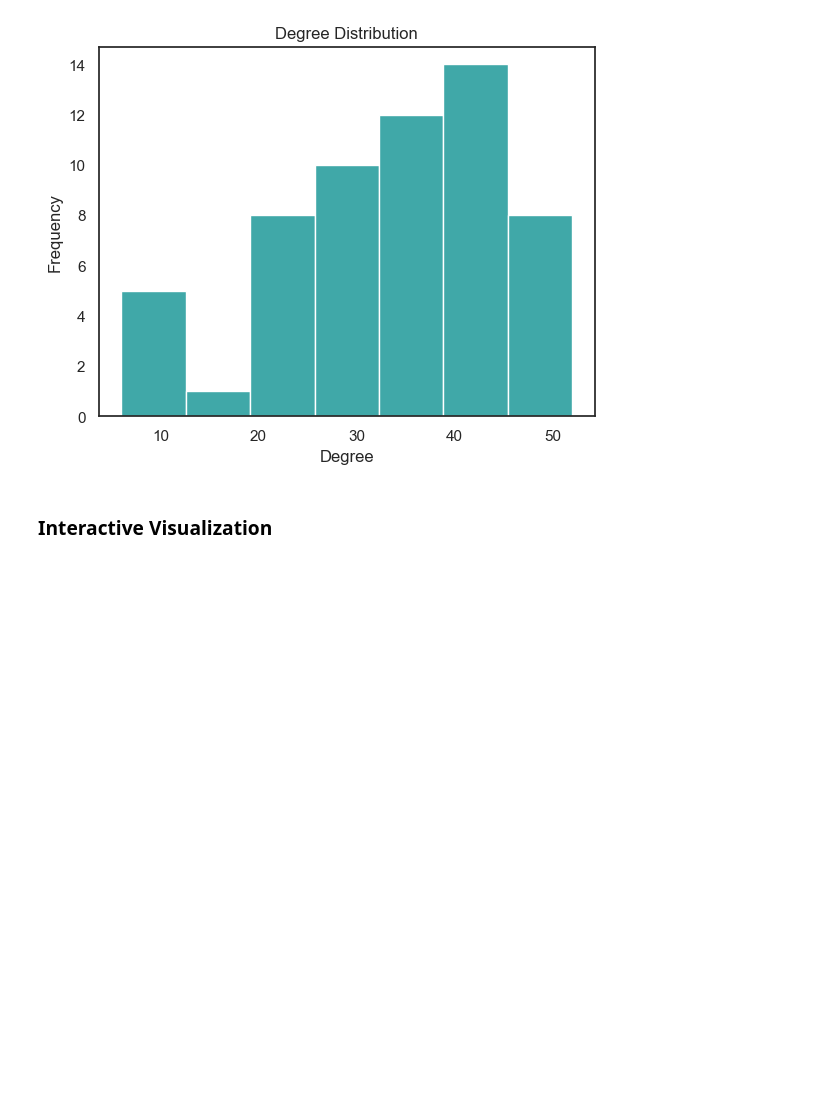
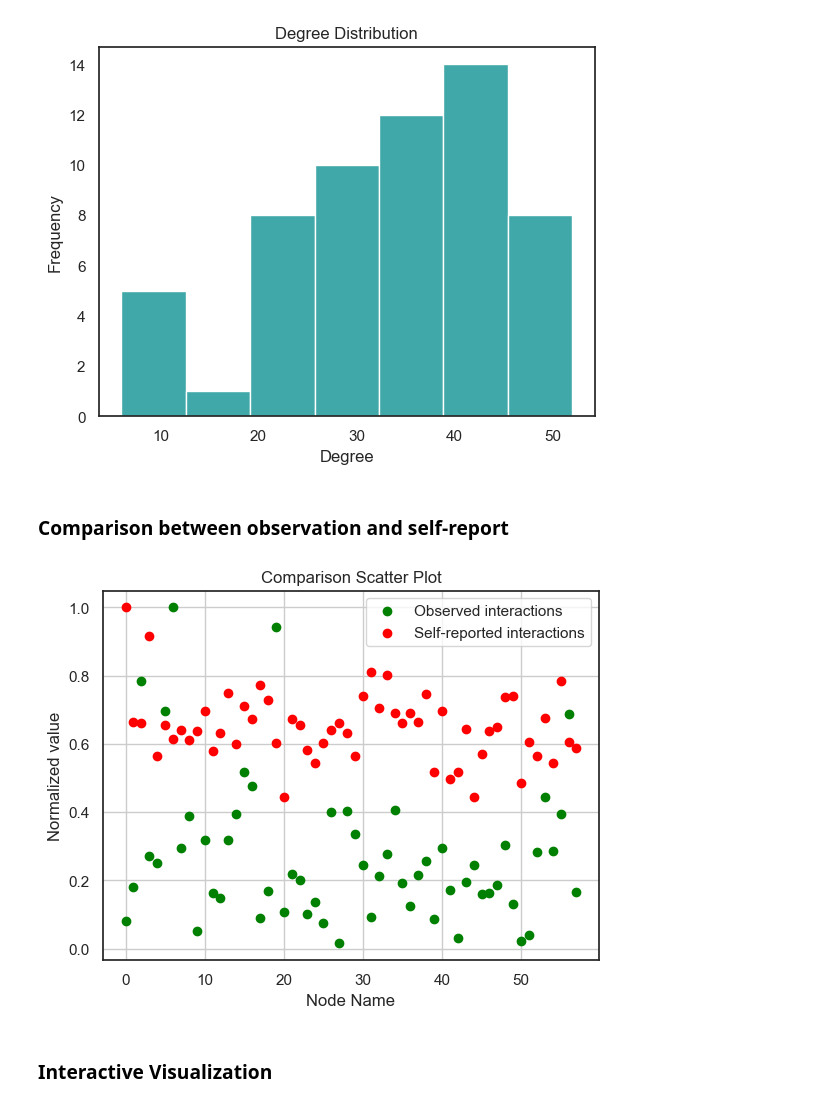
Before and after one commit to lucasgtx2/DataViz_Project, a Jupyter notebook: datavis_project.ipynb, the cells around one changed output. Saved outputs shown, nothing was run; the diff lists cells and outputs as text; code cells hidden in the pictures; blank space fills up the shorter version.

```diff
--- a/datavis_project.ipynb
+++ b/datavis_project.ipynb
@@ -94,5 +94,34 @@ plt.ylabel('Frequency')
 plt.show()
 # %% [output]
 [figure]
+# %% [markdown]
+### Comparison between observation and self-report
+# %%
+# obtain sum of interactions and average of ratings for each individual
+sum_of_int = []
+avg_rat = []
+
+i = 0
+while i < 58:
+    sum_of_int.append(np.sum(matrix_b[i]))
+    avg_rat.append(np.mean(matrix_c[i]))
+    i=i+1
+
+# normalize each list between 0 and 1
+sum_of_int_norm = [i/max(sum_of_int) for i in sum_of_int]
+avg_rat_norm = [i/max(avg_rat) for i in avg_rat]
+
+# create a scatter plot that allows the comparison between the two datasets
+fig, ax = plt.subplots()
+ax.scatter(G_b.nodes(), sum_of_int_norm, color='green', label='Observed interactions')
+ax.scatter(G_b.nodes(), avg_rat_norm, color='red', label='Self-reported interactions')
+ax.set_xlabel('Node Name')
+ax.set_ylabel('Normalized value')
+ax.set_title('Comparison Scatter Plot')
+ax.legend()
+ax.grid()
+plt.show()
+# %% [output]
+[figure, added]
 # %% [markdown]
 ### Interactive Visualization
```
Also changed, not shown: parts of 5 cells of this notebook.
